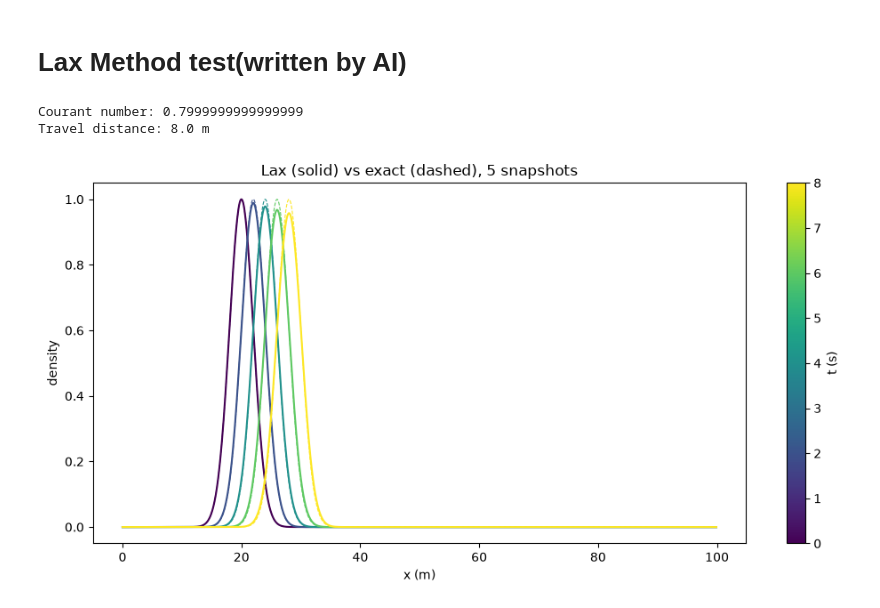
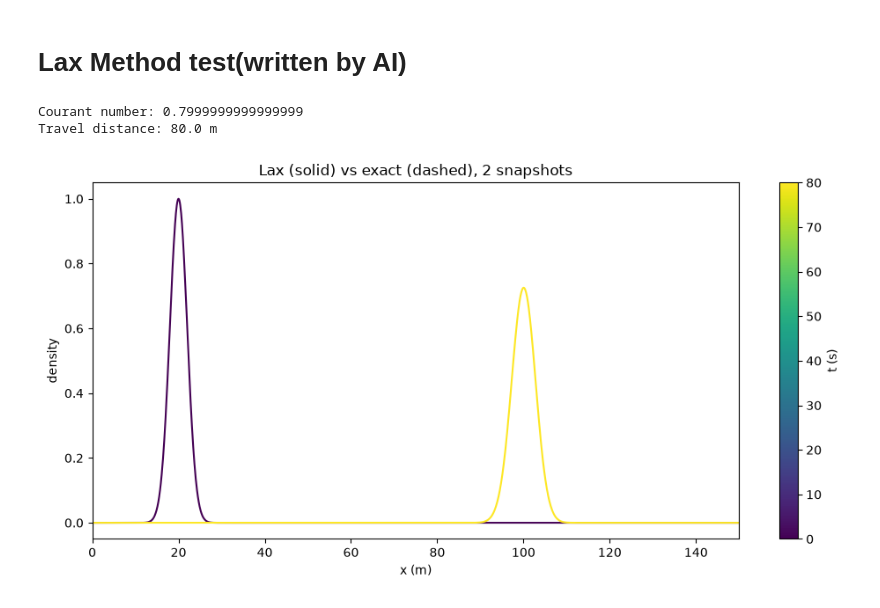
Before and after one commit to Learning-Operator/Advection-Equation-Sim, a Jupyter notebook: test.ipynb, the cells around one changed output. Saved outputs shown, nothing was run; the diff lists cells and outputs as text; code cells hidden in the pictures.

```diff
--- a/test.ipynb
+++ b/test.ipynb
@@ -159,16 +159,16 @@ def exact_solution(x, t, c, central_pos, magnitude, std):
 
 
 dt = 0.08
-steps = 100
+steps = 1000
 
 Wave_list = {
     "wave_speed": 1.0,
     "std": 2.0,
     "magnitude": 1.0,
     "central_pos": 20.0,
-    "grid_length": 100.0,
+    "grid_length": 1000.0,
     "dt": dt,
-    "cell_amt": 1000,
+    "cell_amt": 10000,
 }
 
 # Run Lax method
@@ -198,36 +198,38 @@ def exact(t):
 
 
 # --- snapshots vs exact ---
-num_curves = 5
+num_curves = 2
 
 snap_idx = np.linspace(
     0, len(times) - 1, num_curves
 ).astype(int)
 
 cmap = plt.cm.viridis
 colors = cmap(np.linspace(0, 1, num_curves))
 
 fig, ax = plt.subplots(figsize=(10, 5))
 
 for k, col in zip(snap_idx, colors):
     ax.plot(x, u_hist[k], color=col)
-    ax.plot(x, exact(times[k]), '--', color=col, lw=0.8)
+    #ax.plot(x, exact(times[k]), '--', color=col, lw=0.8)
 
 ax.set_xlabel("x (m)")
 ax.set_ylabel("density")
 ax.set_title(
     f"Lax (solid) vs exact (dashed), {num_curves} snapshots"
 )
+
+ax.set_xlim(0, 150)
 
 sm = plt.cm.ScalarMappable(
     cmap=cmap,
     norm=plt.Normalize(times[0], times[-1])
 )
 fig.colorbar(sm, ax=ax, label="t (s)")
 
 plt.tight_layout()
 plt.show()
 # %% [output]
 Courant number: 0.7999999999999999
-Travel distance: 8.0 m
+Travel distance: 80.0 m
-[figure, old version]
+[figure, new version]
```
Also changed, not shown: parts of 5 cells of this notebook.
